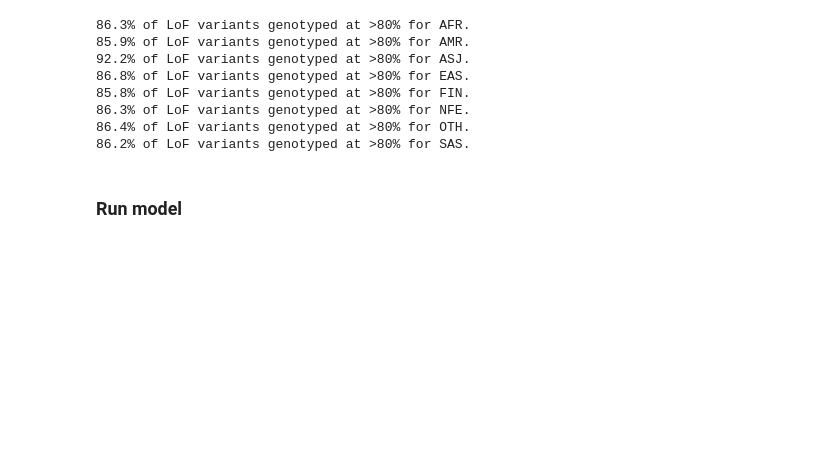
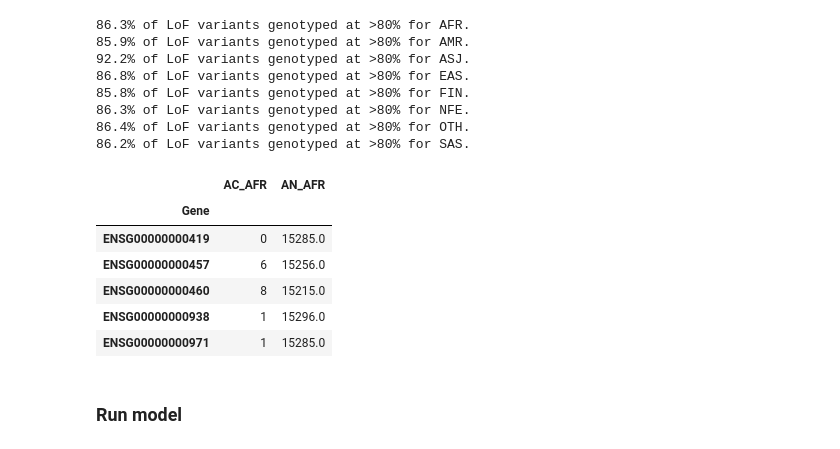
Before and after one commit to rivas-lab/lof-enrichment, a Jupyter notebook: notebooks/LoF Enrichment Analysis.ipynb, the cells around one changed output. Saved outputs shown, nothing was run; the diff lists cells and outputs as text; code cells hidden in the pictures; blank space fills up the shorter version.

```diff
--- a/notebooks/LoF Enrichment Analysis.ipynb
+++ b/notebooks/LoF Enrichment Analysis.ipynb
@@ -238,3 +234,13 @@ for pop in tpops:
 
 for pop in tpops:
     summary_stats[pop].to_csv(os.path.join(outdir, '{}_ss.tsv'.format(pop)), sep='\t')
+# %%
+lof_gene[['AC_AFR', 'AN_AFR']].head()
+# %% [output]
+|  | AC_AFR | AN_AFR |
+| Gene |  |  |
+| ENSG00000000419 | 0 | 15285.0 |
+| ENSG00000000457 | 6 | 15256.0 |
+| ENSG00000000460 | 8 | 15215.0 |
+| ENSG00000000938 | 1 | 15296.0 |
+| ENSG00000000971 | 1 | 15285.0 |
```
Also changed, not shown: parts of 96 cells of this notebook, 39 other files.
